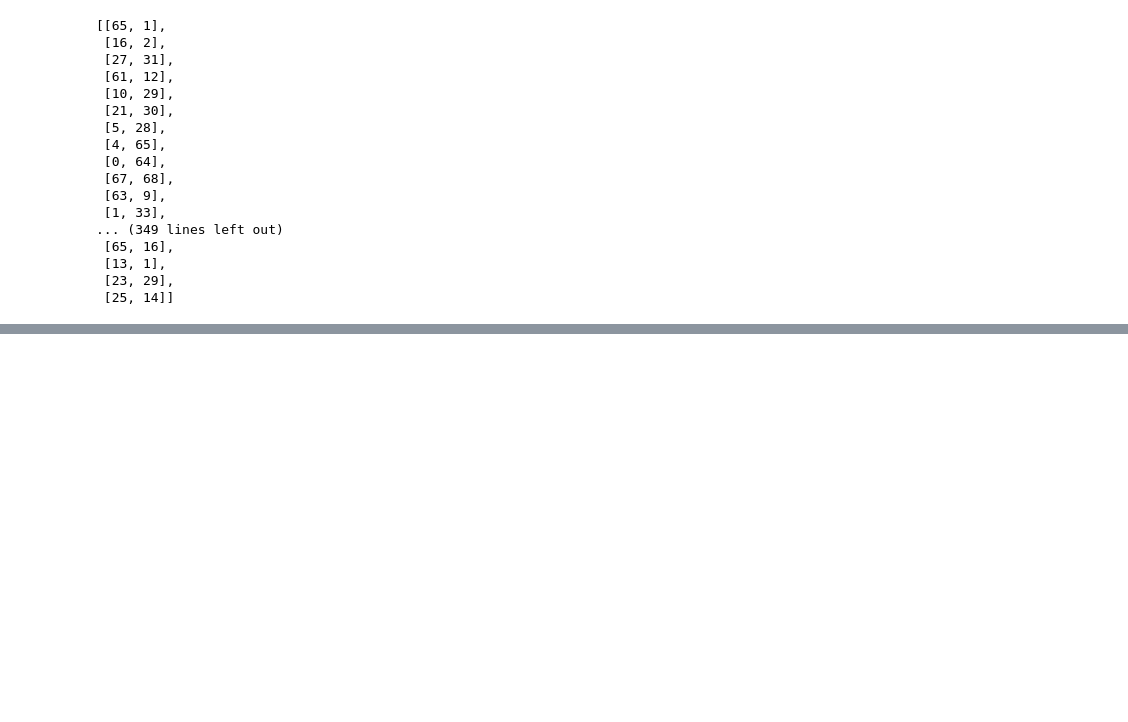
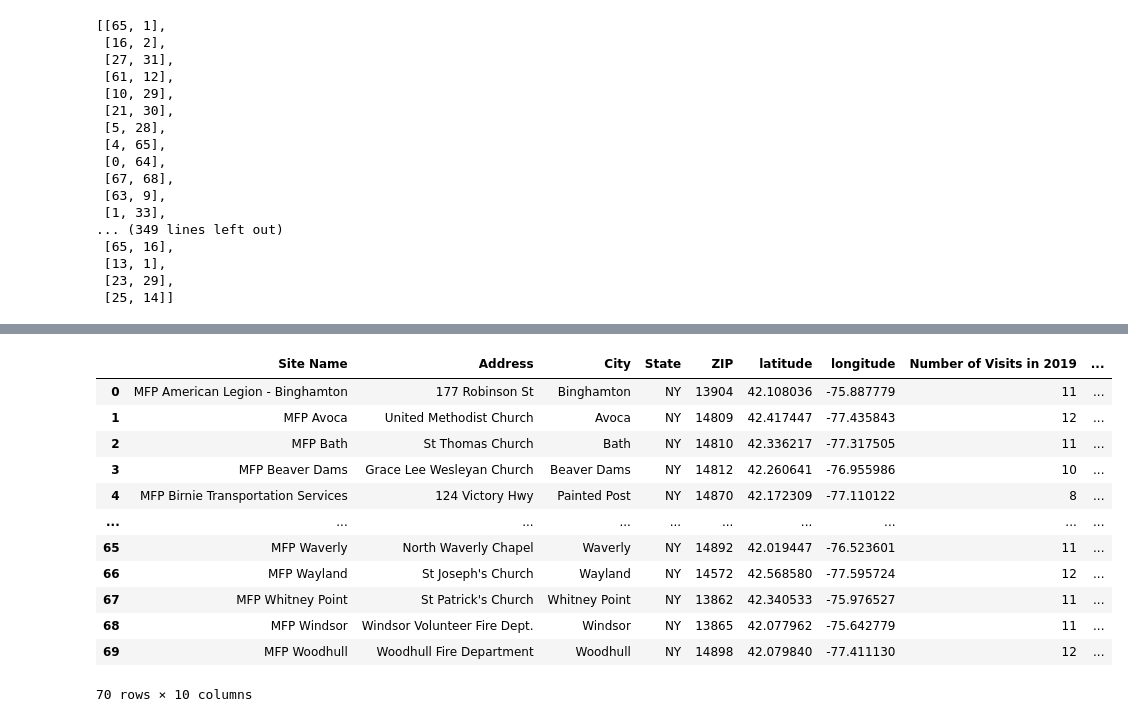
Before and after one commit to Wichaelian/MCM2020, a Jupyter notebook: Model_Backup_2.ipynb, the cells around one changed output, grey strips where cells are left out. Drawn from its saved outputs; the diff is of its cells as text; code cells hidden in the pictures; blank space fills up the shorter version.

```diff
--- a/Model_Backup_2.ipynb
+++ b/Model_Backup_2.ipynb
@@ -672,0 +655,16 @@ testschedule(schedules[ideal])
+# %%
+df[df[]
+# %% [output]
+|  | Site Name | Address | City | State | ZIP | latitude | longitude | Number of Visits in 2019 | ... |
+| 0 | MFP American Legion - Binghamton | 177 Robinson St | Binghamton | NY | 13904 | 42.108036 | -75.887779 | 11 | ... |
+| 1 | MFP Avoca | United Methodist Church | Avoca | NY | 14809 | 42.417447 | -77.435843 | 12 | ... |
+| 2 | MFP Bath | St Thomas Church | Bath | NY | 14810 | 42.336217 | -77.317505 | 11 | ... |
+| 3 | MFP Beaver Dams | Grace Lee Wesleyan Church | Beaver Dams | NY | 14812 | 42.260641 | -76.955986 | 10 | ... |
+| 4 | MFP Birnie Transportation Services | 124 Victory Hwy | Painted Post | NY | 14870 | 42.172309 | -77.110122 | 8 | ... |
+| ... | ... | ... | ... | ... | ... | ... | ... | ... | ... |
+| 65 | MFP Waverly | North Waverly Chapel | Waverly | NY | 14892 | 42.019447 | -76.523601 | 11 | ... |
+| 66 | MFP Wayland | St Joseph's Church | Wayland | NY | 14572 | 42.568580 | -77.595724 | 12 | ... |
+| 67 | MFP Whitney Point | St Patrick's Church | Whitney Point | NY | 13862 | 42.340533 | -75.976527 | 11 | ... |
+| 68 | MFP Windsor | Windsor Volunteer Fire Dept. | Windsor | NY | 13865 | 42.077962 | -75.642779 | 11 | ... |
+| 69 | MFP Woodhull | Woodhull Fire Department | Woodhull | NY | 14898 | 42.079840 | -77.411130 | 12 | ... |
+70 rows × 10 columns
```
Also changed, not shown: parts of 7 cells of this notebook, 2 other files.
